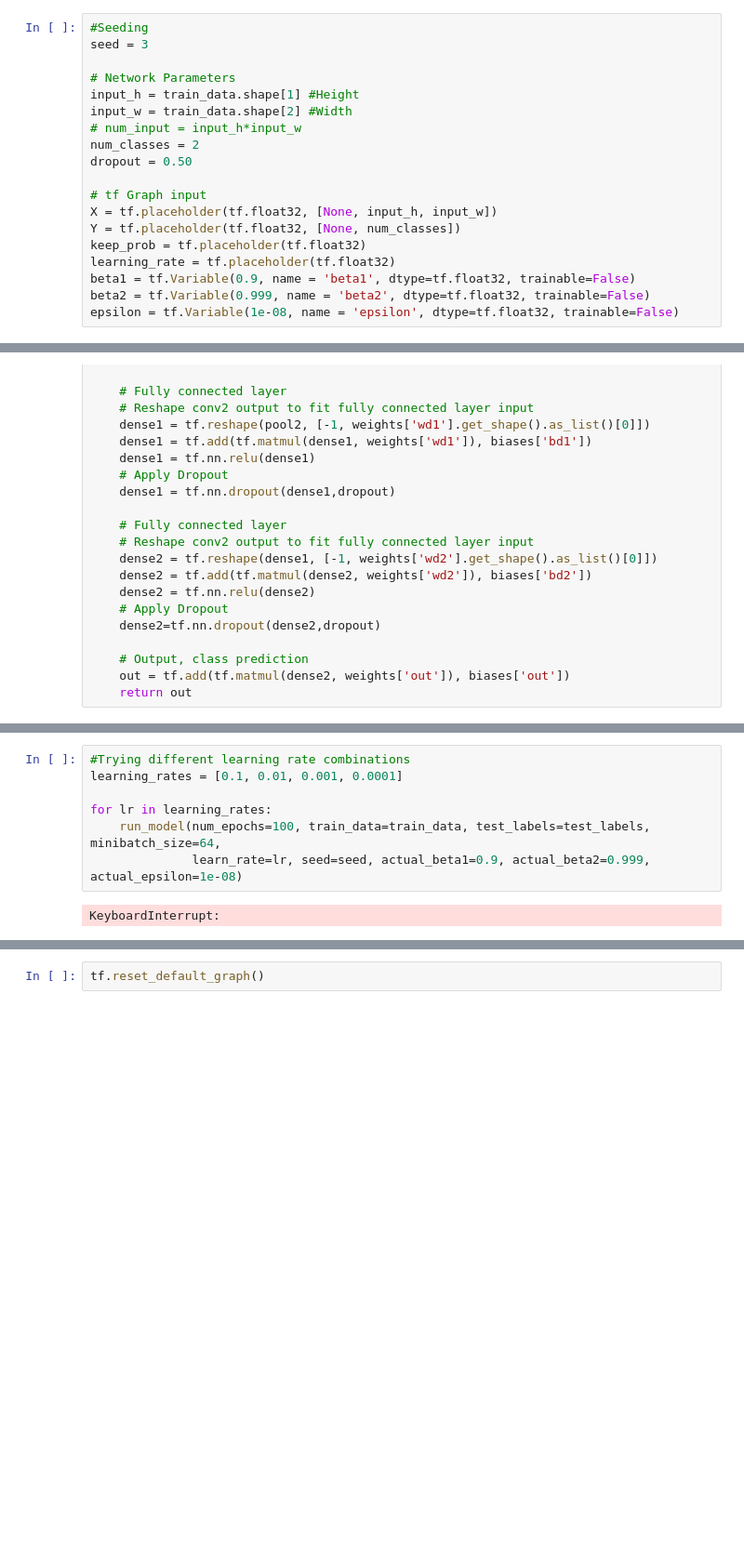
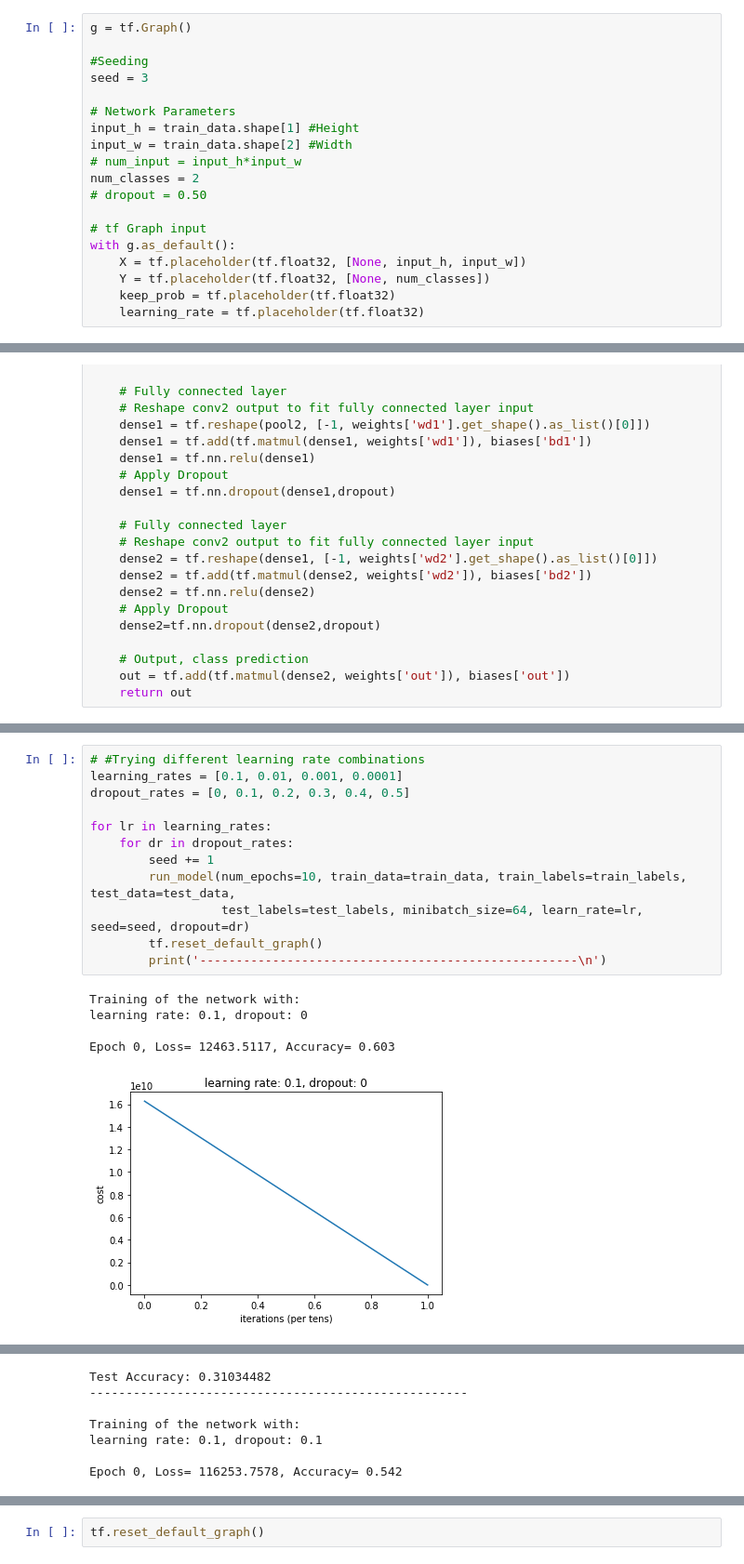
Before and after one commit to leejaeka/sound_classifier, a Jupyter notebook: sound_net_fina.ipynb, the cells around one changed output, grey strips where cells are left out. Shown: that part at 93% size. Cells and saved outputs as stored; diff of their text form; blank space fills up the shorter version.

```diff
--- a/sound_net_fina.ipynb
+++ b/sound_net_fina.ipynb
@@ -9,6 +10,8 @@ train_data, test_data, train_labels, test_labels = load_features_with_deltas_sta
 train_data = train_data.astype(np.float32)
 test_data = test_data.astype(np.float32)
 # %%
+g = tf.Graph()
+
 #Seeding
 seed = 3
 
@@ -17,16 +20,14 @@ input_h = train_data.shape[1] #Height
 input_w = train_data.shape[2] #Width
 # num_input = input_h*input_w
 num_classes = 2
-dropout = 0.50
+# dropout = 0.50
 
 # tf Graph input
-X = tf.placeholder(tf.float32, [None, input_h, input_w])
-Y = tf.placeholder(tf.float32, [None, num_classes])
-keep_prob = tf.placeholder(tf.float32)
-learning_rate = tf.placeholder(tf.float32)
-beta1 = tf.Variable(0.9, name = 'beta1', dtype=tf.float32, trainable=False)
-beta2 = tf.Variable(0.999, name = 'beta2', dtype=tf.float32, trainable=False)
-epsilon = tf.Variable(1e-08, name = 'epsilon', dtype=tf.float32, trainable=False)
+with g.as_default():
+    X = tf.placeholder(tf.float32, [None, input_h, input_w])
+    Y = tf.placeholder(tf.float32, [None, num_classes])
+    keep_prob = tf.placeholder(tf.float32)
+    learning_rate = tf.placeholder(tf.float32)
 # %%
 # Model
 def sound_net(x, weights, biases, dropout):
@@ -186,11 +188,20 @@ def run_model(num_epochs, train_data, test_labels, minibatch_size, seed, learn_r
                                           Y: test_labels,
                                           keep_prob: 1.0}))
 # %%
-#Trying different learning rate combinations
+# #Trying different learning rate combinations
 learning_rates = [0.1, 0.01, 0.001, 0.0001]
+dropout_rates = [0, 0.1, 0.2, 0.3, 0.4, 0.5]
 
 for lr in learning_rates:
-    run_model(num_epochs=100, train_data=train_data, test_labels=test_labels, minibatch_size=64,
-              learn_rate=lr, seed=seed, actual_beta1=0.9, actual_beta2=0.999, actual_epsilon=1e-08)
+    for dr in dropout_rates:
+        seed += 1
+        run_model(num_epochs=10, train_data=train_data, train_labels=train_labels, test_data=test_data,
+                  test_labels=test_labels, minibatch_size=64, learn_rate=lr, seed=seed, dropout=dr)
+        tf.reset_default_graph()
+        print('----------------------------------------------------\n')
 # %% [output]
-KeyboardInterrupt:
+Training of the network with:
+learning rate: 0.1, dropout: 0
+
+Epoch 0, Loss= 12463.5117, Accuracy= 0.603
+[figure, added]
@@ -196,0 +209,7 @@ KeyboardInterrupt:
+Test Accuracy: 0.31034482
+----------------------------------------------------
+
+Training of the network with:
+learning rate: 0.1, dropout: 0.1
+
+Epoch 0, Loss= 116253.7578, Accuracy= 0.542
```
Also changed, not shown: parts of 6 cells of this notebook, 2 other files.
